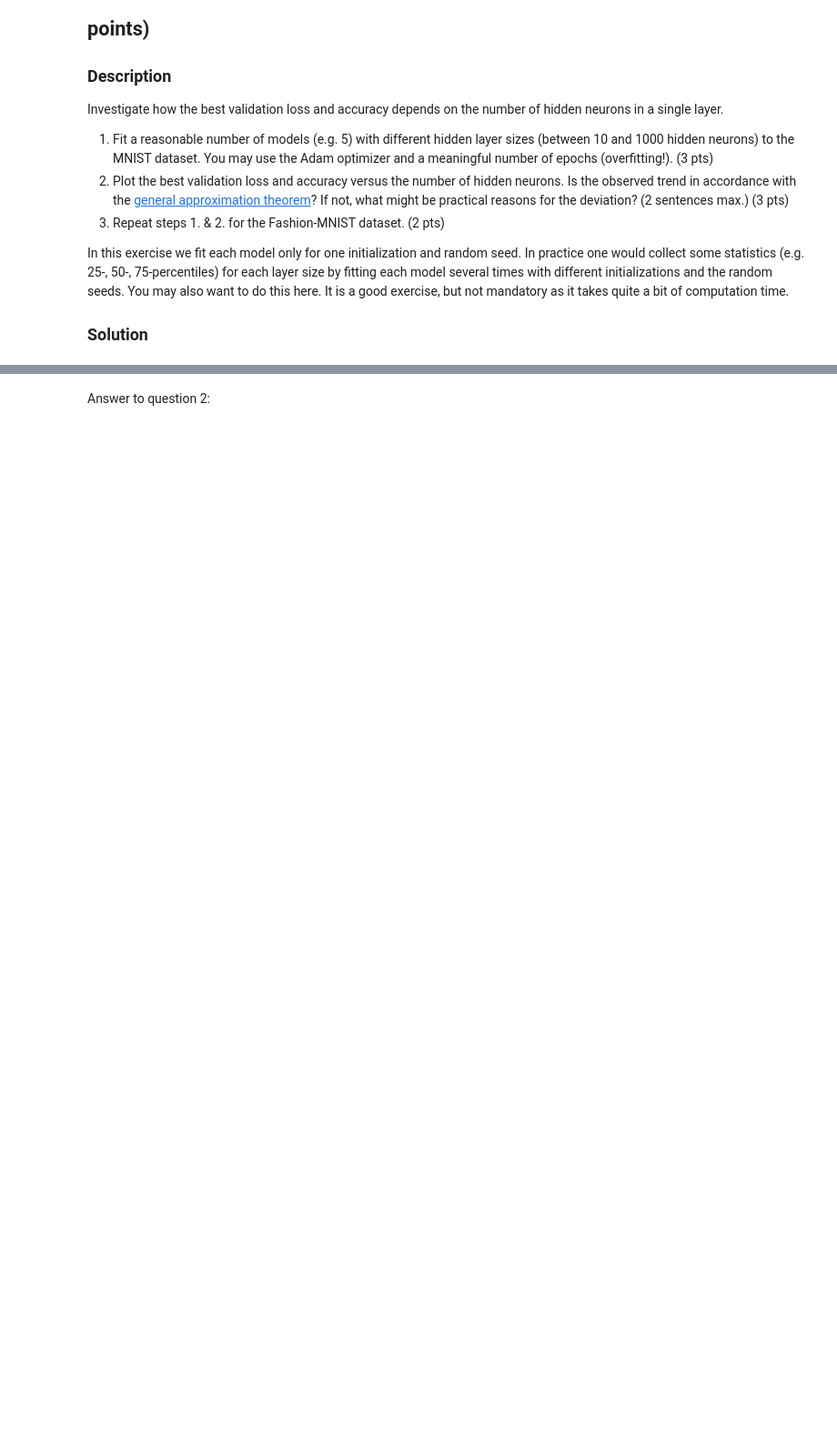
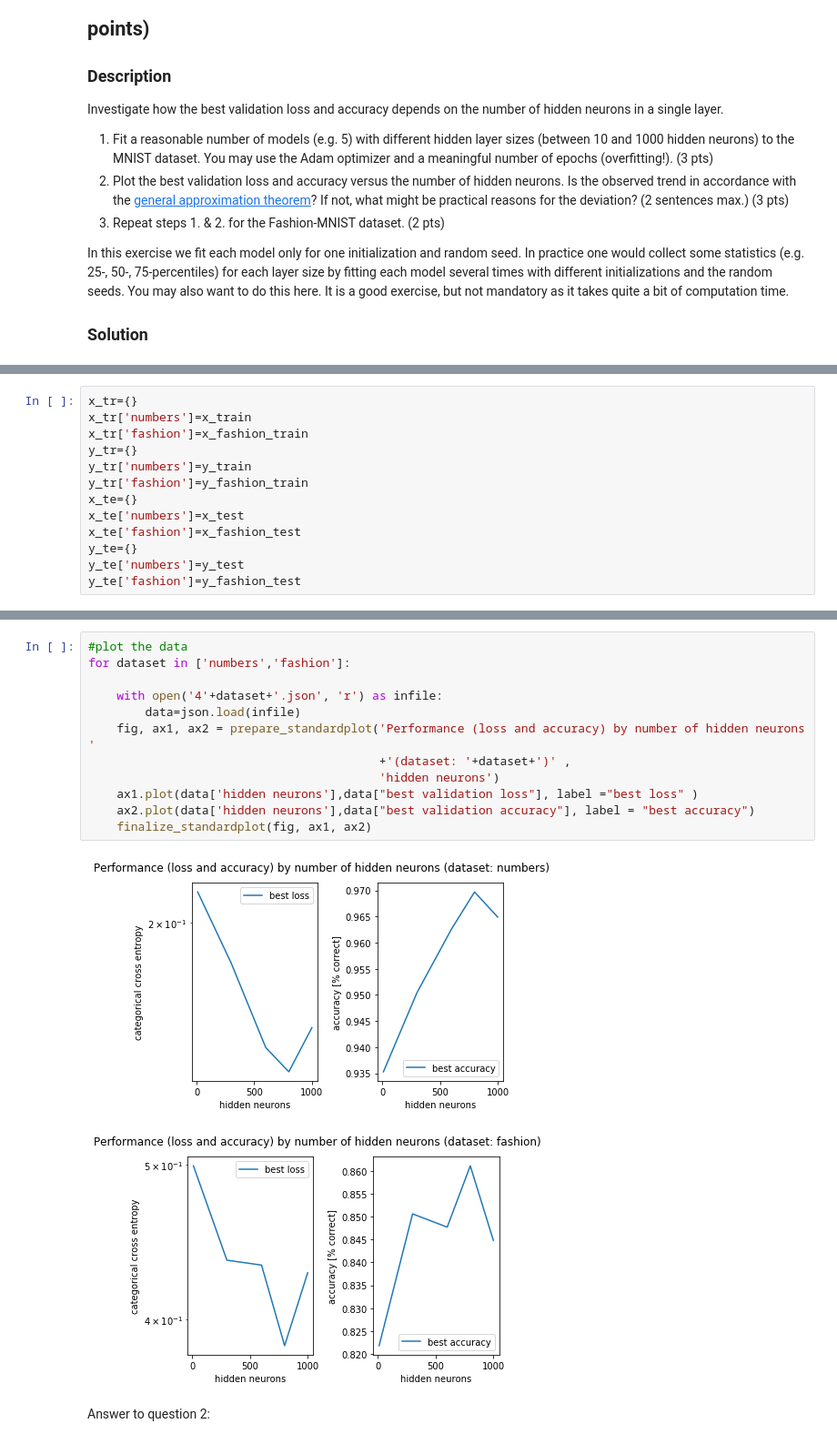
Before and after one commit to girotomas/ANN, a Jupyter notebook: miniproject1.ipynb, the cells around one changed output, grey strips where cells are left out. Shown: that part at 91% size. Drawn from its saved outputs; the diff is of its cells as text; blank space fills up the shorter version.

```diff
--- a/miniproject1.ipynb
+++ b/miniproject1.ipynb
@@ -537,0 +517,13 @@ TypeError: 'list' object cannot be interpreted as an integer
+# %%
+x_tr={}
+x_tr['numbers']=x_train
+x_tr['fashion']=x_fashion_train
+y_tr={}
+y_tr['numbers']=y_train
+y_tr['fashion']=y_fashion_train
+x_te={}
+x_te['numbers']=x_test
+x_te['fashion']=x_fashion_test
+y_te={}
+y_te['numbers']=y_test
+y_te['fashion']=y_fashion_test
@@ -538,3 +585,18 @@ TypeError: 'list' object cannot be interpreted as an integer
+# %%
+#plot the data
+for dataset in ['numbers','fashion']:
+
+    with open('4'+dataset+'.json', 'r') as infile:
+        data=json.load(infile)
+    fig, ax1, ax2 = prepare_standardplot('Performance (loss and accuracy) by number of hidden neurons '
+                                         +'(dataset: '+dataset+')' ,
+                                         'hidden neurons')
+    ax1.plot(data['hidden neurons'],data["best validation loss"], label ="best loss" )
+    ax2.plot(data['hidden neurons'],data["best validation accuracy"], label = "best accuracy")
+    finalize_standardplot(fig, ax1, ax2)
+# %% [output]
+[figure, added]
+[figure, added]
 # %% [markdown]
 Answer to question 2:
 # %% [markdown]
```
Also changed, not shown: parts of 9 cells of this notebook, 12 other files.
